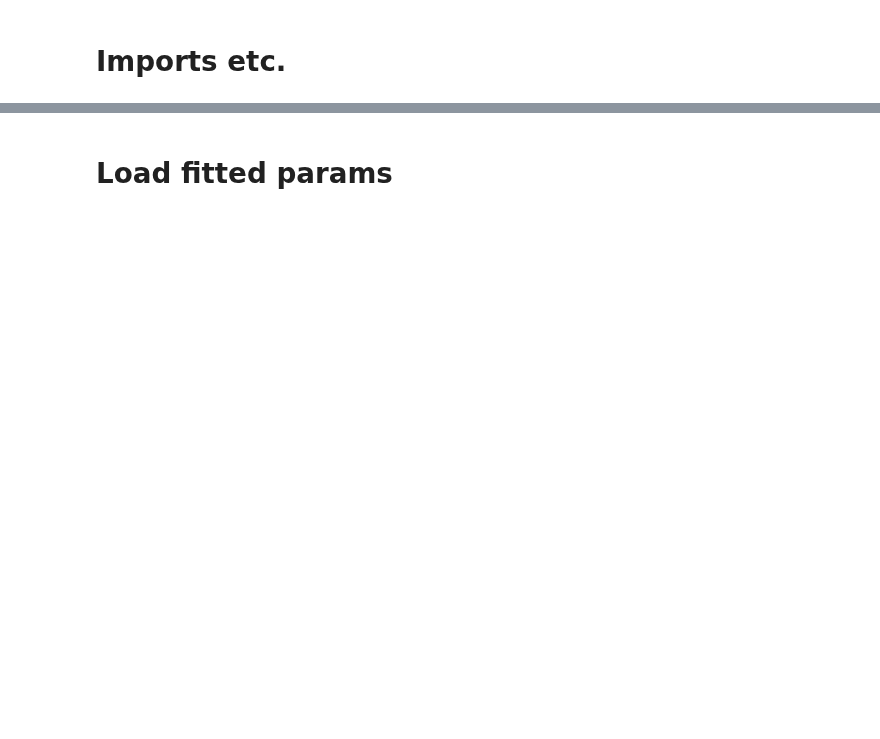
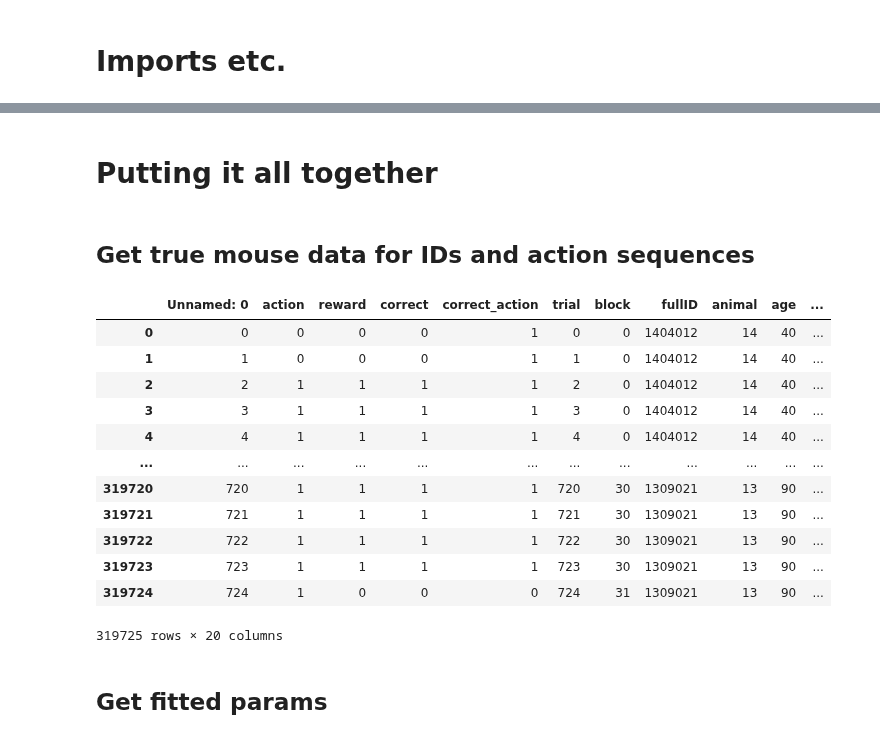
Before and after one commit to MariaEckstein/SLCN, a Jupyter notebook: models/SimulateMouseBehavior.ipynb, the cells around one changed output, grey strips where cells are left out. Drawn from its saved outputs; the diff is of its cells as text; code cells hidden in the pictures; blank space fills up the shorter version.

Commit message:
simulate mouse behavior; format simulated and true mouse behavior; plot simulated and true mouse behavior

```diff
--- a/models/SimulateMouseBehavior.ipynb
+++ b/models/SimulateMouseBehavior.ipynb
@@ -11,3 +14,4 @@ gg.theme_set(gg.theme_bw)
 # %%
 fitted_param_dir = 'C:/Users/maria/MEGAsync/SLCN/PShumanData/fitting/mice/'
 plot_dir = 'C:/Users/maria/MEGAsync/SLCN/models/plots'
+mouse_data_dir = 'C:/Users/maria/MEGAsync/SLCN/PSMouseData'
@@ -14,4 +238,30 @@ plot_dir = 'C:/Users/maria/MEGAsync/SLCN/models/plots'
+# %% [markdown]
+# Putting it all together
+# %% [markdown]
+## Get true mouse data for IDs and action sequences
+# %%
+fullID_j = pd.read_csv(os.path.join(mouse_data_dir, 'Juvi_AnimalID.csv')).T.values.flatten()
+fullID_a = pd.read_csv(os.path.join(mouse_data_dir, 'Adult_AnimalID.csv')).T.values.flatten()
+fullIDs = np.concatenate([fullID_j, fullID_a])
+animals = [int(str(fullID)[:-5]) for fullID in fullIDs]
+ages = [int(str(fullID)[-5:-2]) for fullID in fullIDs]
+true_dat = pd.read_csv(os.path.join(mouse_data_dir, 'formatted_mouse_data.csv'))
+true_dat
+# %% [output]
+|  | Unnamed: 0 | action | reward | correct | correct_action | trial | block | fullID | animal | age | ... |
+| 0 | 0 | 0 | 0 | 0 | 1 | 0 | 0 | 1404012 | 14 | 40 | ... |
+| 1 | 1 | 0 | 0 | 0 | 1 | 1 | 0 | 1404012 | 14 | 40 | ... |
+| 2 | 2 | 1 | 1 | 1 | 1 | 2 | 0 | 1404012 | 14 | 40 | ... |
+| 3 | 3 | 1 | 1 | 1 | 1 | 3 | 0 | 1404012 | 14 | 40 | ... |
+| 4 | 4 | 1 | 1 | 1 | 1 | 4 | 0 | 1404012 | 14 | 40 | ... |
+| ... | ... | ... | ... | ... | ... | ... | ... | ... | ... | ... | ... |
+| 319720 | 720 | 1 | 1 | 1 | 1 | 720 | 30 | 1309021 | 13 | 90 | ... |
+| 319721 | 721 | 1 | 1 | 1 | 1 | 721 | 30 | 1309021 | 13 | 90 | ... |
+| 319722 | 722 | 1 | 1 | 1 | 1 | 722 | 30 | 1309021 | 13 | 90 | ... |
+| 319723 | 723 | 1 | 1 | 1 | 1 | 723 | 30 | 1309021 | 13 | 90 | ... |
+| 319724 | 724 | 1 | 0 | 0 | 0 | 724 | 31 | 1309021 | 13 | 90 | ... |
+319725 rows × 20 columns
 # %% [markdown]
-# Load fitted params
+## Get fitted params
 # %%
 fitted_params = pd.DataFrame()
```
Also changed, not shown: parts of 25 cells of this notebook, 3 other files.
